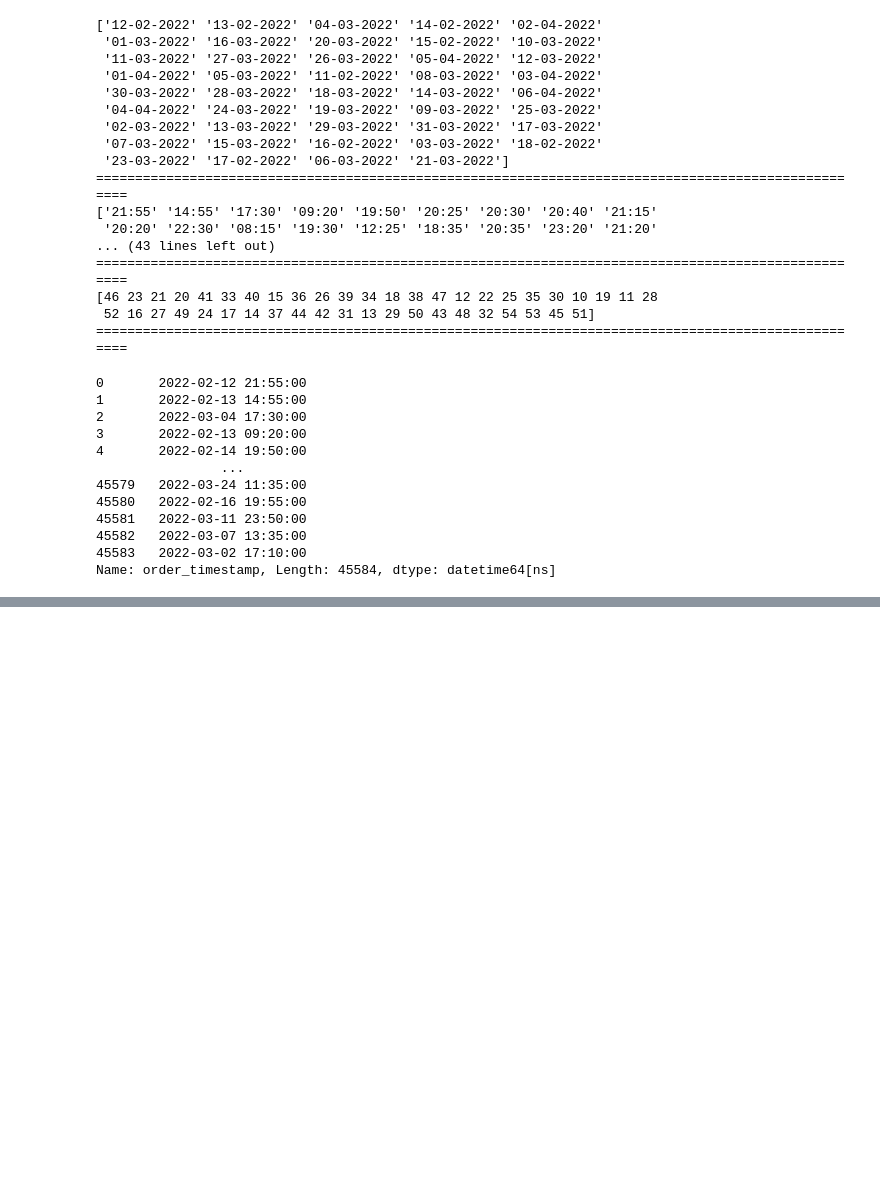
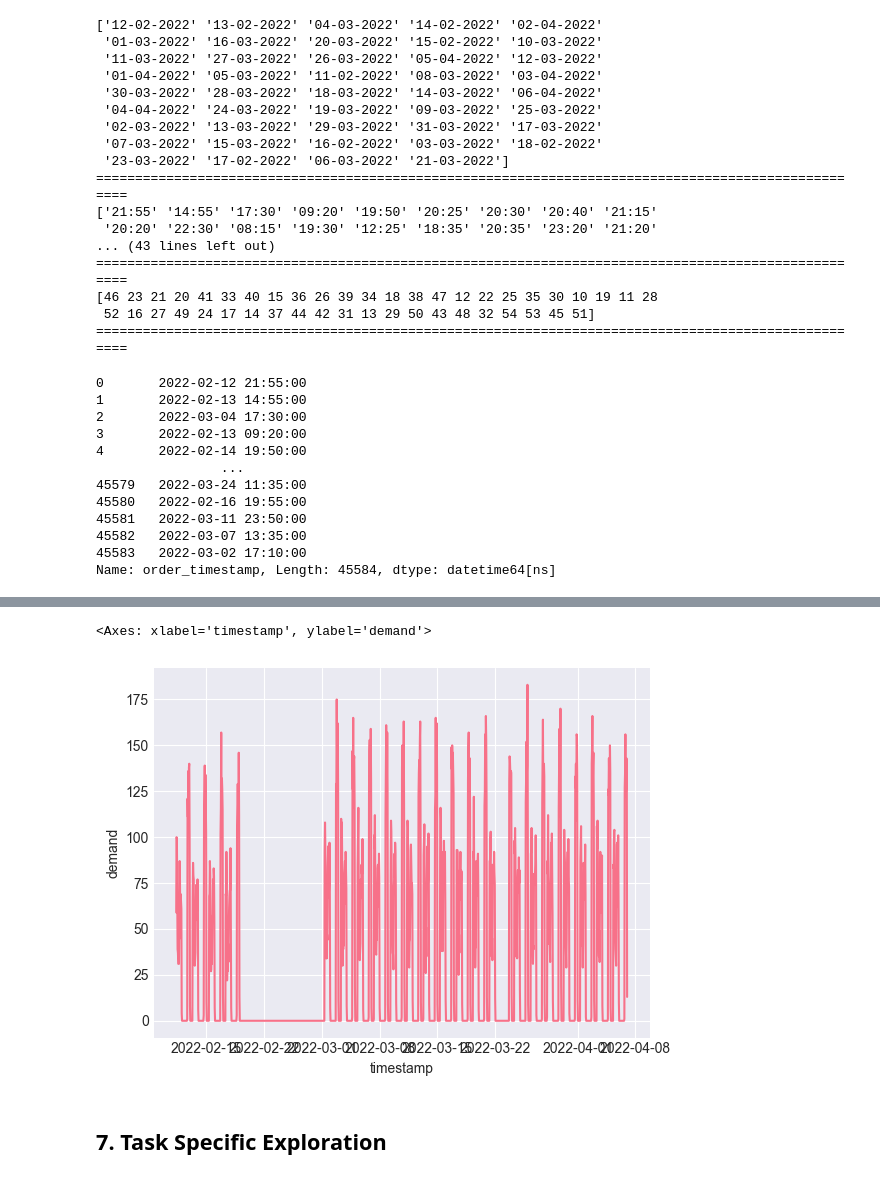
Before and after one commit to MooAbdelhamid/orderpulse-ai, a Jupyter notebook: notebooks/01_eda.ipynb, the cells around one changed output, grey strips where cells are left out. Saved outputs shown, nothing was run; the diff lists cells and outputs as text; code cells hidden in the pictures; blank space fills up the shorter version.

```diff
--- a/notebooks/01_eda.ipynb
+++ b/notebooks/01_eda.ipynb
@@ -234,0 +283,7 @@ Name: order_timestamp, Length: 45584, dtype: datetime64[ns]
+# %%
+sns.lineplot(data=df_demand_hour, x='timestamp', y='demand')
+# %% [output]
+<Axes: xlabel='timestamp', ylabel='demand'>
+[figure, added]
+# %% [markdown]
+## 7. Task Specific Exploration
```
Also changed, not shown: parts of 13 cells of this notebook.
